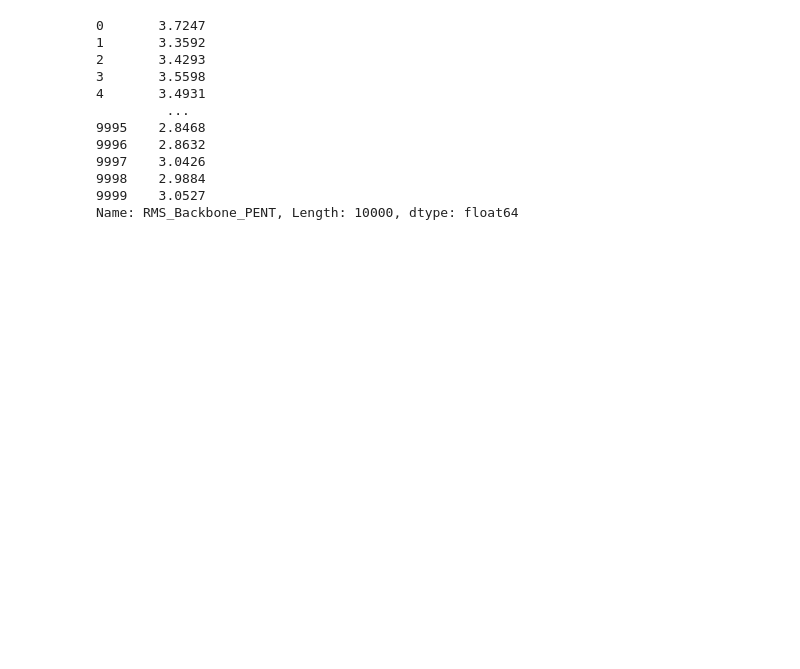
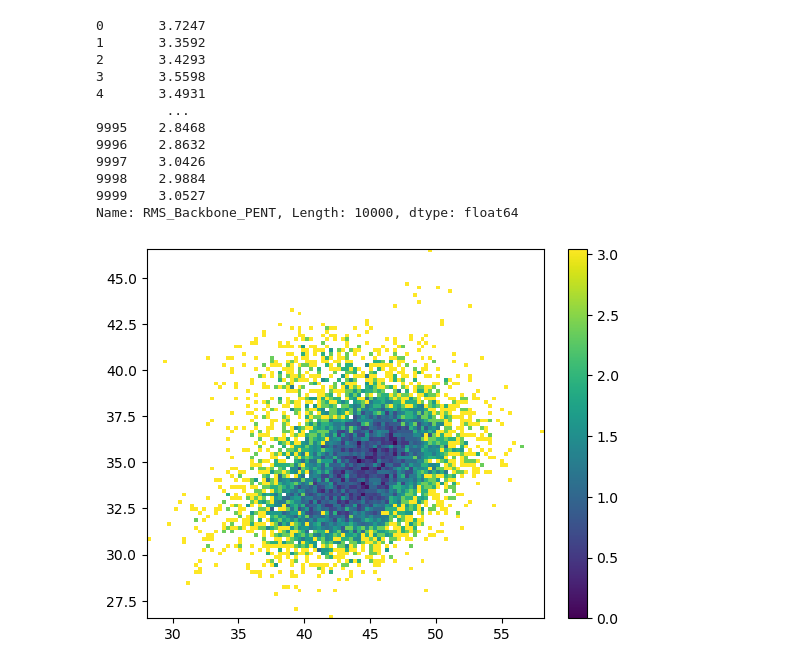
Before and after one commit to darianyang/d1d2, a Jupyter notebook: 2kod/o_angle/stdMD/plot_feats.ipynb, the cells around one changed output. Saved outputs shown, nothing was run; the diff lists cells and outputs as text; code cells hidden in the pictures; blank space fills up the shorter version.

```diff
--- a/2kod/o_angle/stdMD/plot_feats.ipynb
+++ b/2kod/o_angle/stdMD/plot_feats.ipynb
@@ -102,3 +102,7 @@ df["RMS_Backbone_PENT"]
 9998    2.9884
 9999    3.0527
 Name: RMS_Backbone_PENT, Length: 10000, dtype: float64
+# %%
+pdist(df, "o_angle_m1", "o_angle_m2")
+# %% [output]
+[figure, added]
```
Also changed, not shown: 21 other files.
